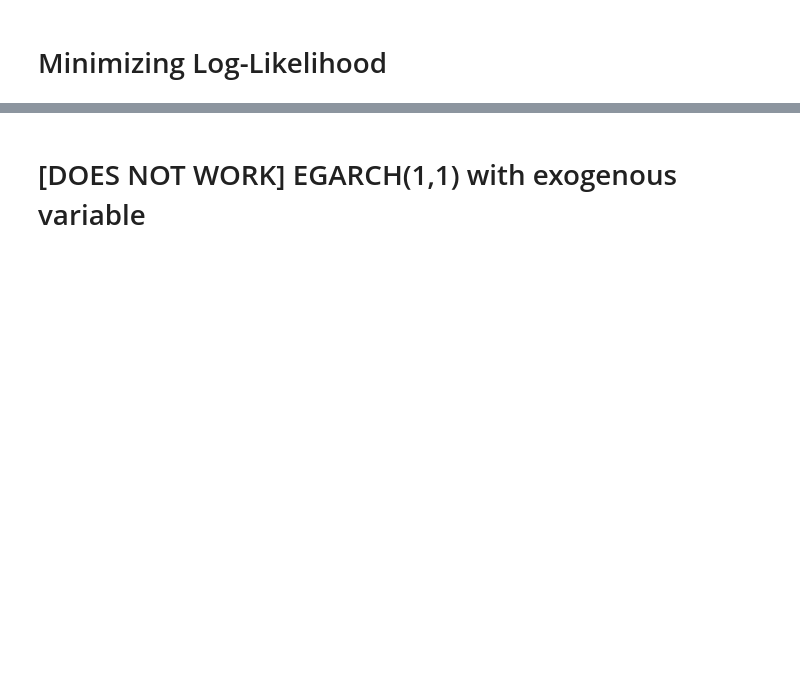
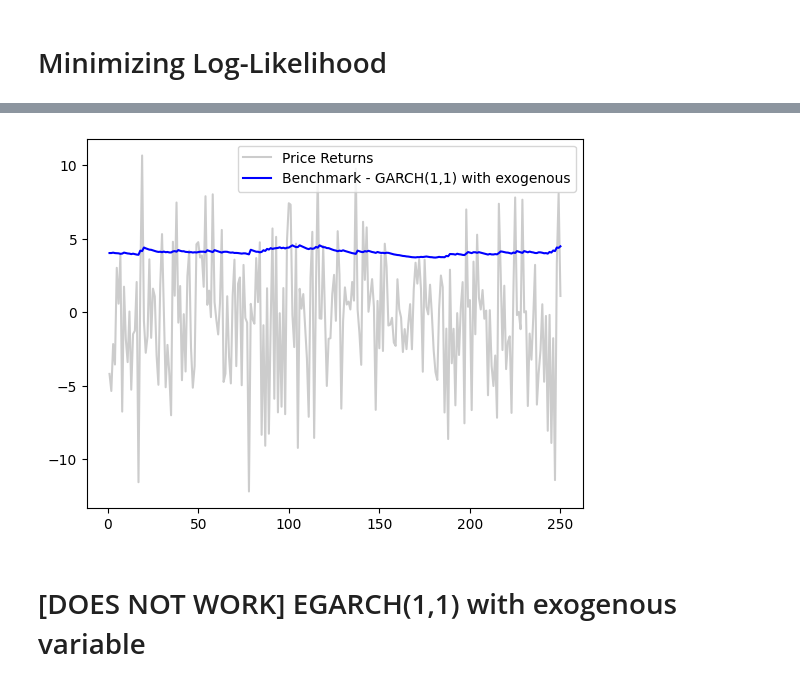
Before and after one commit to Maartenmoes9/Thesis_30_ECTS, a Jupyter notebook: GARCH_Oliver.ipynb, the cells around one changed output, grey strips where cells are left out. Drawn from its saved outputs; the diff is of its cells as text; code cells hidden in the pictures; blank space fills up the shorter version.

```diff
--- a/GARCH_Oliver.ipynb
+++ b/GARCH_Oliver.ipynb
@@ -290,4 +293,4 @@ plt.show()
 # %% [markdown]
 # TARCH (1,1)
 # %%
-benchmark = arch.arch_model(df['Return'], mean='Constant', vol='GARCH', p=1, q=1, o=1, x=df['reg_output_squared'], power=1.0)
+tarch = arch.arch_model(df['Return'], mean='Constant', vol='GARCH', p=1, q=1, o=1, x=df['reg_output_squared'], power=1.0)
@@ -426,12 +537,14 @@ print("Done!")
 # %%
 # Plot the actual stock returns
 plt.plot(df['Return'], color = 'grey', alpha = 0.4, label = 'Price Returns')
 
 # Plot GJR-GARCH estimated volatility
-plt.plot(cond_vol, color = 'blue', label = 'Benchmark - GARCH(1,1) with exogenous')
+plt.plot(gjr_cond_vol, color = 'blue', label = 'Benchmark - GARCH(1,1) with exogenous')
 
 plt.legend(loc = 'upper right')
 plt.show()
+# %% [output]
+[figure, added]
 # %% [markdown]
 # [DOES NOT WORK] EGARCH(1,1) with exogenous variable
 # %%
```
Also changed, not shown: parts of 65 cells of this notebook.
